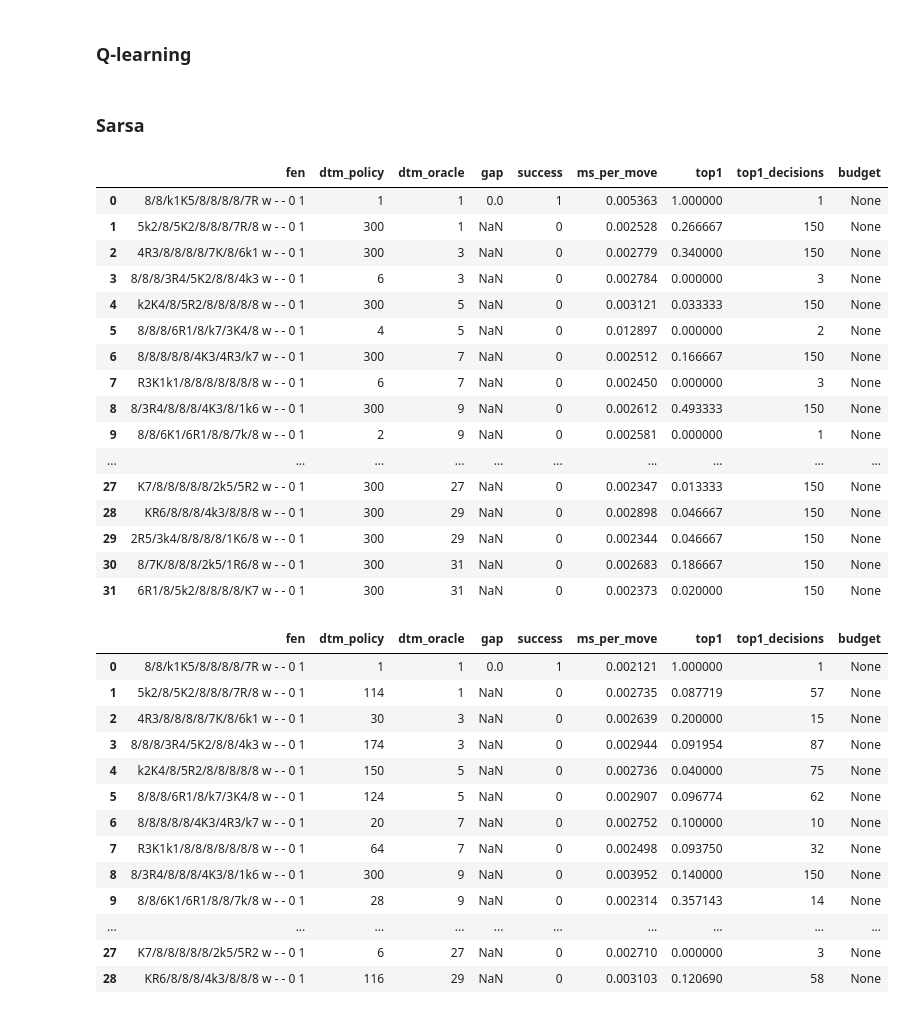
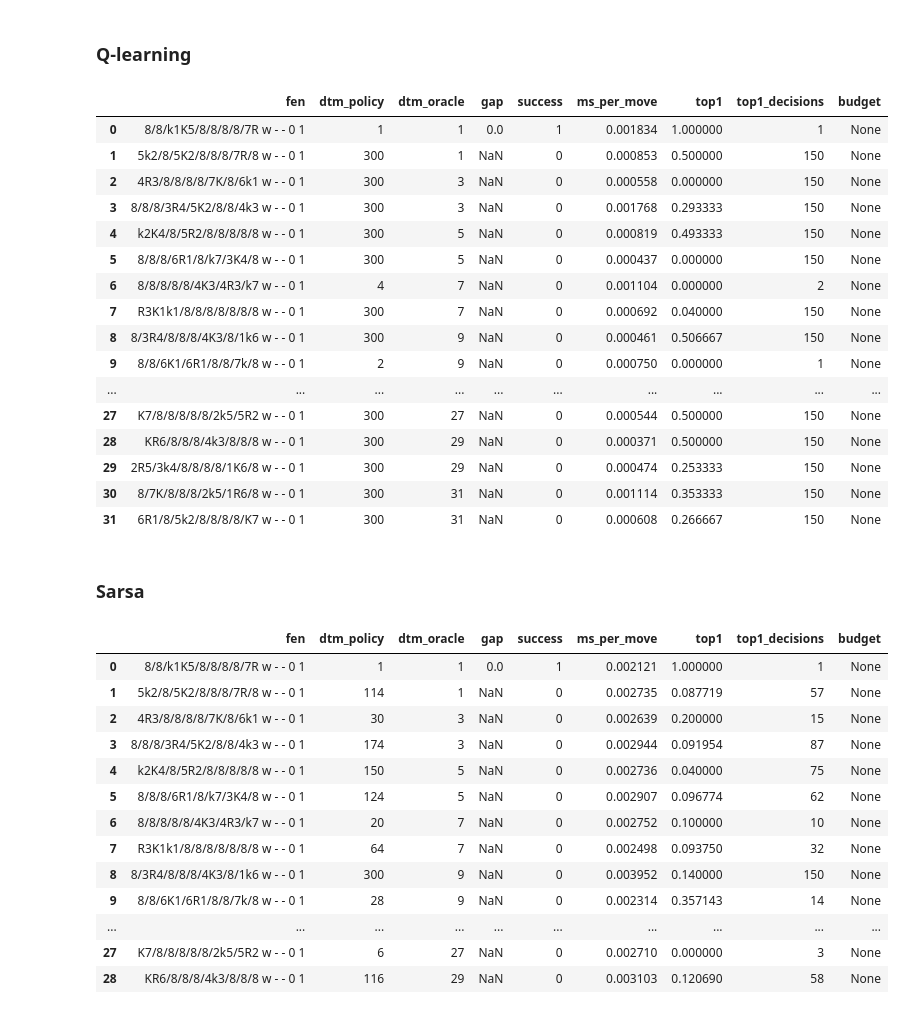
Before and after one commit to giovanni-lucarelli/chess, a Jupyter notebook: python/chessrl/eval/analysis.ipynb, the cells around one changed output. Saved outputs shown, nothing was run; the diff lists cells and outputs as text; code cells hidden in the pictures.

```diff
--- a/python/chessrl/eval/analysis.ipynb
+++ b/python/chessrl/eval/analysis.ipynb
@@ -162,8 +164,29 @@ test_df['dtm'] = test_df['dtz'].abs()
 test_fens = test_df.groupby('dtm').apply(lambda x: x.sample(min(2, len(x)), random_state=42)).reset_index(drop=True)["fen"].tolist()
 # %%
 # Load Q-Learning policy
-qlearning_policy = load_policy_jsonl("../../../artifacts/policies/TD_QLearning_krk_greedy.jsonl")
+qlearning_policy = load_policy_jsonl("../../../artifacts/policies/TD_QLearning_krk_RandomDefender_greedy.jsonl")
 qlearning_agent = vi_move_from_policy_map(qlearning_policy)
+# %%
+df_ql = evaluate(qlearning_agent, SyzygyDefender(TB_PATH), test_fens, dtm_oracle, optimal_moves=opt_moves)
+df_ql
+# %% [output]
+|  | fen | dtm_policy | dtm_oracle | gap | success | ms_per_move | top1 | top1_decisions | budget |
+| 0 | 8/8/k1K5/8/8/8/8/7R w - - 0 1 | 1 | 1 | 0.0 | 1 | 0.001834 | 1.000000 | 1 | None |
+| 1 | 5k2/8/5K2/8/8/8/7R/8 w - - 0 1 | 300 | 1 | NaN | 0 | 0.000853 | 0.500000 | 150 | None |
+| 2 | 4R3/8/8/8/8/7K/8/6k1 w - - 0 1 | 300 | 3 | NaN | 0 | 0.000558 | 0.000000 | 150 | None |
+| 3 | 8/8/8/3R4/5K2/8/8/4k3 w - - 0 1 | 300 | 3 | NaN | 0 | 0.001768 | 0.293333 | 150 | None |
+| 4 | k2K4/8/5R2/8/8/8/8/8 w - - 0 1 | 300 | 5 | NaN | 0 | 0.000819 | 0.493333 | 150 | None |
+| 5 | 8/8/8/6R1/8/k7/3K4/8 w - - 0 1 | 300 | 5 | NaN | 0 | 0.000437 | 0.000000 | 150 | None |
+| 6 | 8/8/8/8/8/4K3/4R3/k7 w - - 0 1 | 4 | 7 | NaN | 0 | 0.001104 | 0.000000 | 2 | None |
+| 7 | R3K1k1/8/8/8/8/8/8/8 w - - 0 1 | 300 | 7 | NaN | 0 | 0.000692 | 0.040000 | 150 | None |
+| 8 | 8/3R4/8/8/8/4K3/8/1k6 w - - 0 1 | 300 | 9 | NaN | 0 | 0.000461 | 0.506667 | 150 | None |
+| 9 | 8/8/6K1/6R1/8/8/7k/8 w - - 0 1 | 2 | 9 | NaN | 0 | 0.000750 | 0.000000 | 1 | None |
+| ... | ... | ... | ... | ... | ... | ... | ... | ... | ... |
+| 27 | K7/8/8/8/8/8/2k5/5R2 w - - 0 1 | 300 | 27 | NaN | 0 | 0.000544 | 0.500000 | 150 | None |
+| 28 | KR6/8/8/8/4k3/8/8/8 w - - 0 1 | 300 | 29 | NaN | 0 | 0.000371 | 0.500000 | 150 | None |
+| 29 | 2R5/3k4/8/8/8/8/1K6/8 w - - 0 1 | 300 | 29 | NaN | 0 | 0.000474 | 0.253333 | 150 | None |
+| 30 | 8/7K/8/8/8/2k5/1R6/8 w - - 0 1 | 300 | 31 | NaN | 0 | 0.001114 | 0.353333 | 150 | None |
+| 31 | 6R1/8/5k2/8/8/8/8/K7 w - - 0 1 | 300 | 31 | NaN | 0 | 0.000608 | 0.266667 | 150 | None |
 # %% [markdown]
 ### Sarsa
 # %%
@@ -171,26 +194,6 @@ sarsa_policy = load_policy_jsonl("../../../artifacts/policies/TD_SARSA_krk_greed
 sarsa_agent = vi_move_from_policy_map(sarsa_policy)
 # %%
 df_sarsa = evaluate(sarsa_agent, SyzygyDefender(TB_PATH), test_fens, dtm_oracle, optimal_moves=opt_moves)
-# %%
-df_sarsa
-# %% [output]
-|  | fen | dtm_policy | dtm_oracle | gap | success | ms_per_move | top1 | top1_decisions | budget |
-| 0 | 8/8/k1K5/8/8/8/8/7R w - - 0 1 | 1 | 1 | 0.0 | 1 | 0.005363 | 1.000000 | 1 | None |
-| 1 | 5k2/8/5K2/8/8/8/7R/8 w - - 0 1 | 300 | 1 | NaN | 0 | 0.002528 | 0.266667 | 150 | None |
-| 2 | 4R3/8/8/8/8/7K/8/6k1 w - - 0 1 | 300 | 3 | NaN | 0 | 0.002779 | 0.340000 | 150 | None |
-| 3 | 8/8/8/3R4/5K2/8/8/4k3 w - - 0 1 | 6 | 3 | NaN | 0 | 0.002784 | 0.000000 | 3 | None |
-| 4 | k2K4/8/5R2/8/8/8/8/8 w - - 0 1 | 300 | 5 | NaN | 0 | 0.003121 | 0.033333 | 150 | None |
-| 5 | 8/8/8/6R1/8/k7/3K4/8 w - - 0 1 | 4 | 5 | NaN | 0 | 0.012897 | 0.000000 | 2 | None |
-| 6 | 8/8/8/8/8/4K3/4R3/k7 w - - 0 1 | 300 | 7 | NaN | 0 | 0.002512 | 0.166667 | 150 | None |
-| 7 | R3K1k1/8/8/8/8/8/8/8 w - - 0 1 | 6 | 7 | NaN | 0 | 0.002450 | 0.000000 | 3 | None |
-| 8 | 8/3R4/8/8/8/4K3/8/1k6 w - - 0 1 | 300 | 9 | NaN | 0 | 0.002612 | 0.493333 | 150 | None |
-| 9 | 8/8/6K1/6R1/8/8/7k/8 w - - 0 1 | 2 | 9 | NaN | 0 | 0.002581 | 0.000000 | 1 | None |
-| ... | ... | ... | ... | ... | ... | ... | ... | ... | ... |
-| 27 | K7/8/8/8/8/8/2k5/5R2 w - - 0 1 | 300 | 27 | NaN | 0 | 0.002347 | 0.013333 | 150 | None |
-| 28 | KR6/8/8/8/4k3/8/8/8 w - - 0 1 | 300 | 29 | NaN | 0 | 0.002898 | 0.046667 | 150 | None |
-| 29 | 2R5/3k4/8/8/8/8/1K6/8 w - - 0 1 | 300 | 29 | NaN | 0 | 0.002344 | 0.046667 | 150 | None |
-| 30 | 8/7K/8/8/8/2k5/1R6/8 w - - 0 1 | 300 | 31 | NaN | 0 | 0.002683 | 0.186667 | 150 | None |
-| 31 | 6R1/8/5k2/8/8/8/8/K7 w - - 0 1 | 300 | 31 | NaN | 0 | 0.002373 | 0.020000 | 150 | None |
 # %%
 df_sarsa_random = evaluate(sarsa_agent, RandomDefender(0), test_fens, dtm_oracle, optimal_moves=opt_moves)
 df_sarsa_random
```
Also changed, not shown: parts of 1 cell of this notebook, 30 other files.
